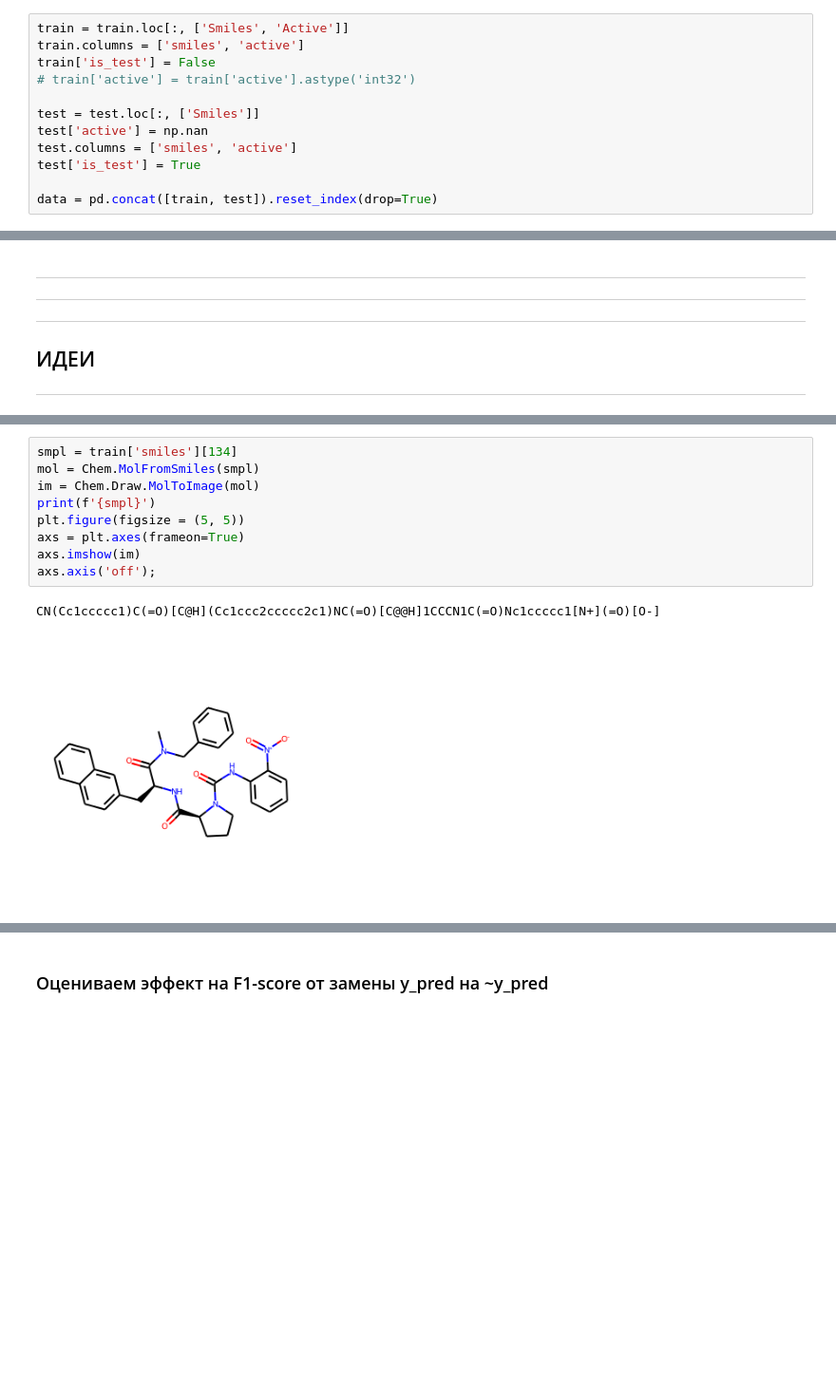
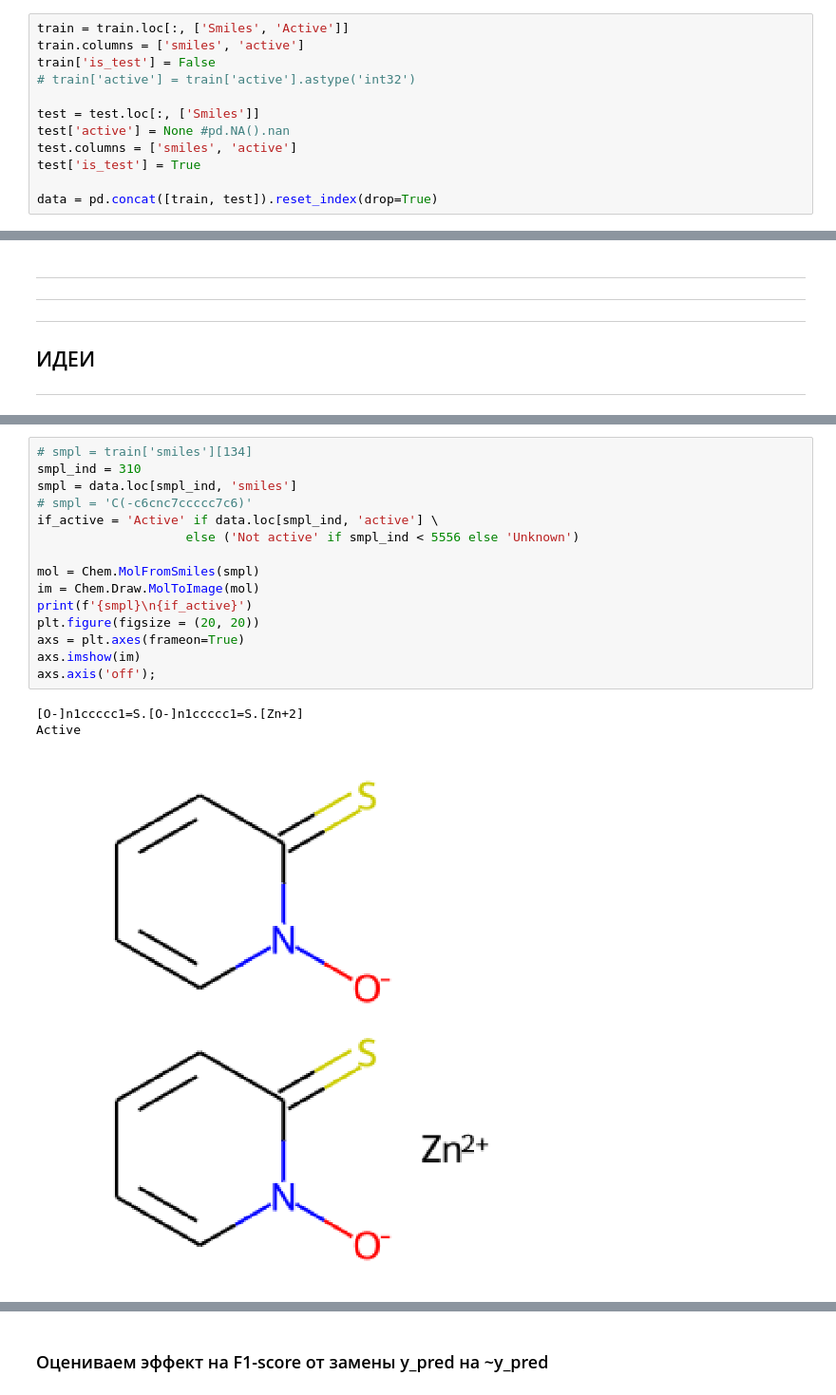
Before and after one commit to akitim/Ligand_activity_prediction_GlobalAI2022, a Jupyter notebook: ligand_activity_prediction.ipynb, the cells around one changed output, grey strips where cells are left out. Shown at 95% size. Saved outputs shown, nothing was run; the diff lists cells and outputs as text; blank space fills up the shorter version.

```diff
--- a/ligand_activity_prediction.ipynb
+++ b/ligand_activity_prediction.ipynb
@@ -85,7 +80,7 @@ train['is_test'] = False
 # train['active'] = train['active'].astype('int32')
 
 test = test.loc[:, ['Smiles']]
-test['active'] = np.nan
+test['active'] = None #pd.NA().nan
 test.columns = ['smiles', 'active']
 test['is_test'] = True
 
@@ -319,12 +340,19 @@ str
 # %%
-smpl = train['smiles'][134]
+# smpl = train['smiles'][134]
+smpl_ind = 310
+smpl = data.loc[smpl_ind, 'smiles']
+# smpl = 'C(-c6cnc7ccccc7c6)'
+if_active = 'Active' if data.loc[smpl_ind, 'active'] \
+                    else ('Not active' if smpl_ind < 5556 else 'Unknown')
+
 mol = Chem.MolFromSmiles(smpl)
 im = Chem.Draw.MolToImage(mol)
-print(f'{smpl}')
-plt.figure(figsize = (5, 5))
+print(f'{smpl}\n{if_active}')
+plt.figure(figsize = (20, 20))
 axs = plt.axes(frameon=True)
 axs.imshow(im)
 axs.axis('off');
 # %% [output]
-CN(Cc1ccccc1)C(=O)[C@H](Cc1ccc2ccccc2c1)NC(=O)[C@@H]1CCCN1C(=O)Nc1ccccc1[N+](=O)[O-]
+[O-]n1ccccc1=S.[O-]n1ccccc1=S.[Zn+2]
+Active
-[figure, old version]
+[figure, new version]
```
Also changed, not shown: parts of 18 cells of this notebook.
